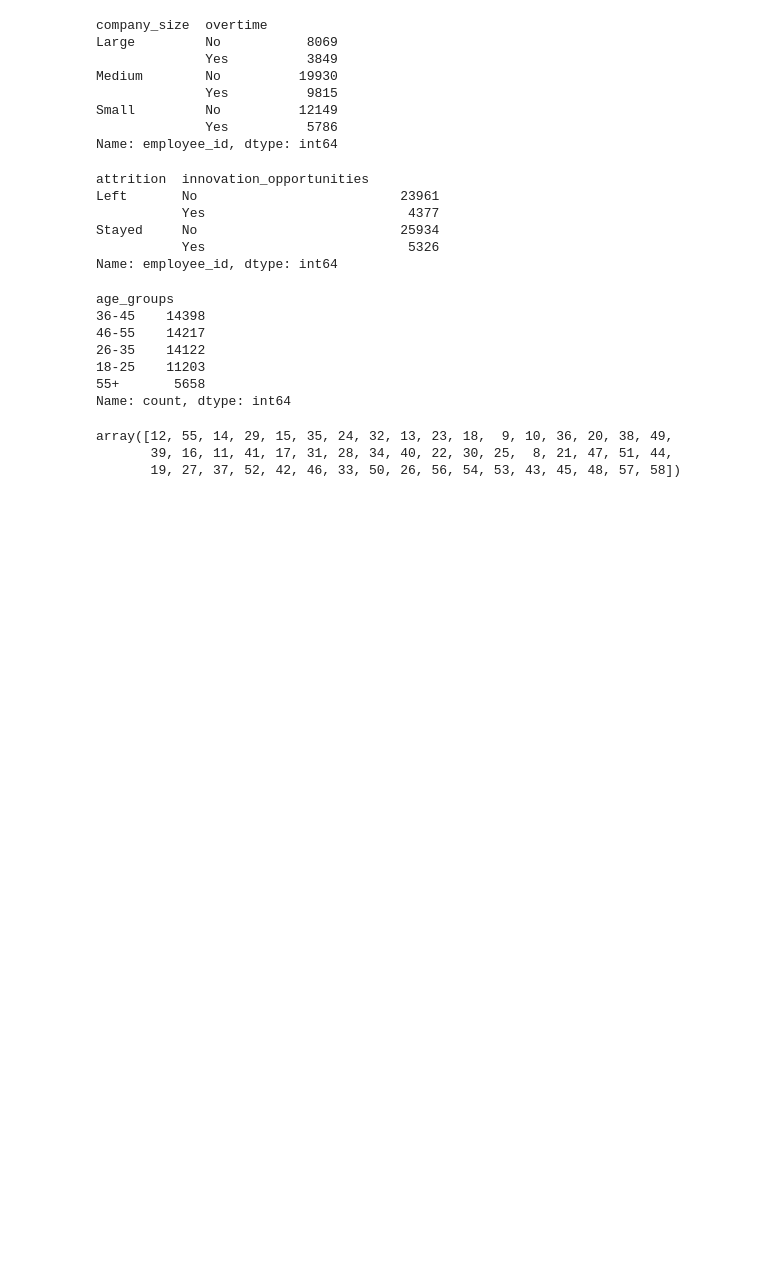
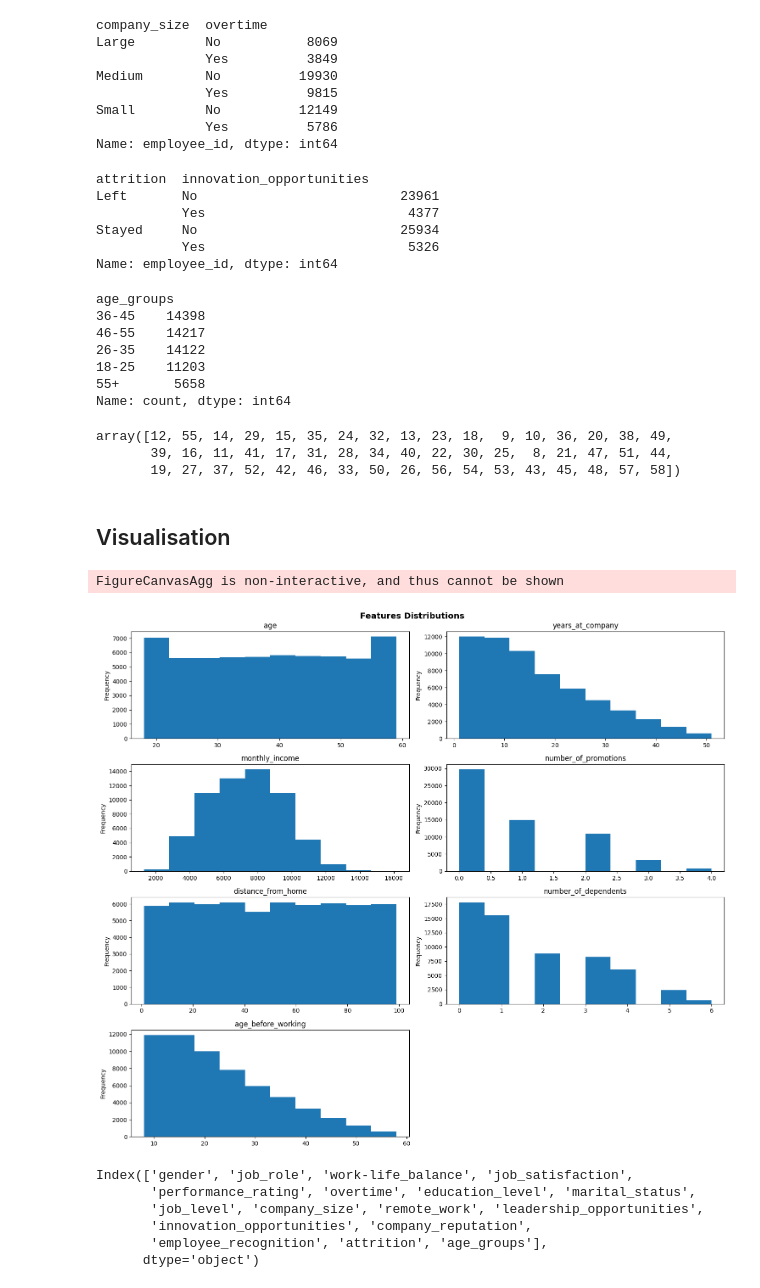
Before and after one commit to MuhammedMahmoud0/Employee-Attrition-Prediction-and-Analysis-DEPI, a Jupyter notebook: notebooks/Data_Preprocessing/data_preprocessing.ipynb, the cells around one changed output. Saved outputs shown, nothing was run; the diff lists cells and outputs as text; code cells hidden in the pictures; blank space fills up the shorter version.

Commit message:
4/10/2025 work on visualization

```diff
--- a/notebooks/Data_Preprocessing/data_preprocessing.ipynb
+++ b/notebooks/Data_Preprocessing/data_preprocessing.ipynb
@@ -660,3 +660,31 @@ df["age_before_working"].unique()
 array([12, 55, 14, 29, 15, 35, 24, 32, 13, 23, 18,  9, 10, 36, 20, 38, 49,
        39, 16, 11, 41, 17, 31, 28, 34, 40, 22, 30, 25,  8, 21, 47, 51, 44,
        19, 27, 37, 52, 42, 46, 33, 50, 26, 56, 54, 53, 43, 45, 48, 57, 58])
+# %% [markdown]
+## Visualisation
+# %%
+df_plotting =df.select_dtypes(include='number').drop(columns= ["employee_id"])
+fig = plt.figure(figsize=(15, 13))
+for i, column in enumerate(df_plotting.columns, 1):
+    plt.subplot(4, 2, i)
+    df[column].plot(kind='hist')
+    plt.title(column)
+    plt.xticks(rotation = 0)
+    plt.tight_layout()
+
+fig.suptitle("Features Distributions", fontsize = 14, weight = "bold")
+fig.tight_layout()
+fig.show()
+# %% [output]
+FigureCanvasAgg is non-interactive, and thus cannot be shown
+[figure, added]
+# %%
+len(df.select_dtypes(include='object').columns)
+df.select_dtypes(include='object').columns
+# %% [output]
+Index(['gender', 'job_role', 'work-life_balance', 'job_satisfaction',
+       'performance_rating', 'overtime', 'education_level', 'marital_status',
+       'job_level', 'company_size', 'remote_work', 'leadership_opportunities',
+       'innovation_opportunities', 'company_reputation',
+       'employee_recognition', 'attrition', 'age_groups'],
+      dtype='object')
```
Also changed, not shown: parts of 11 cells of this notebook.
